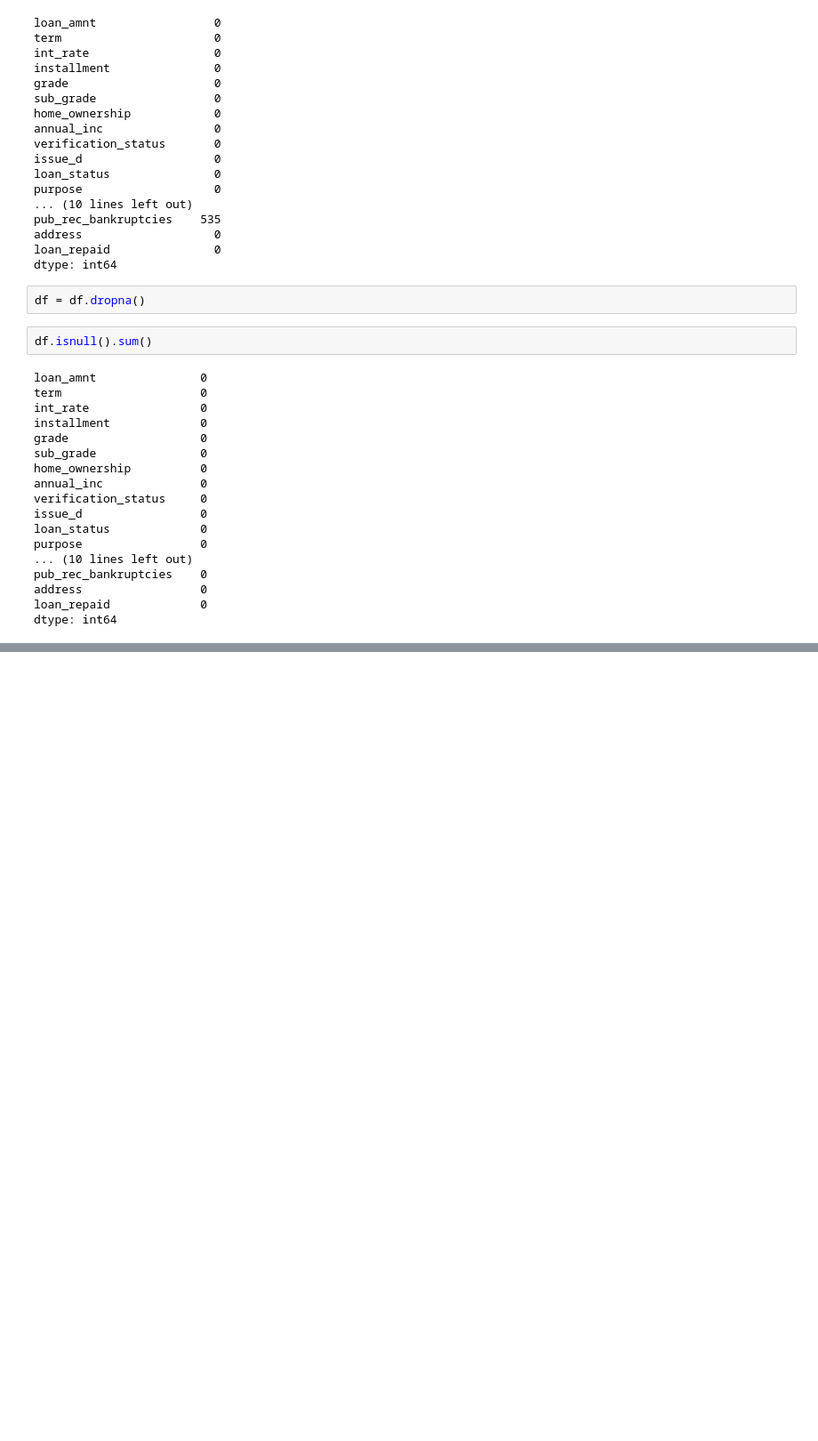
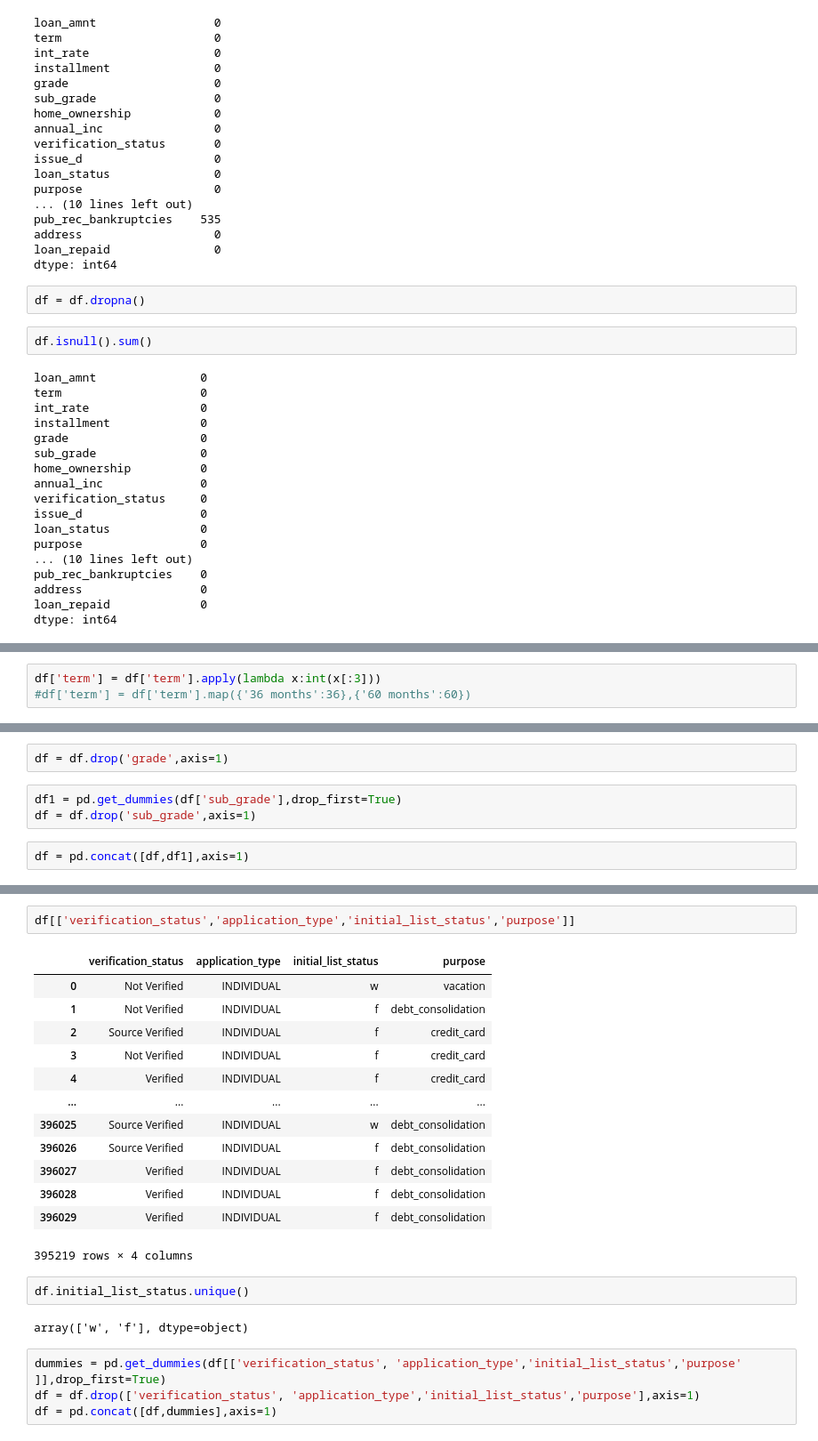
Before and after one commit to dagash007/LOAN-PAYMENT-PREDICTION, a Jupyter notebook: LOAN PAYMENT PREDICTION.ipynb, the cells around one changed output, grey strips where cells are left out. Shown at 89% size. Cells and saved outputs as stored; diff of their text form; blank space fills up the shorter version.

```diff
--- a/LOAN PAYMENT PREDICTION.ipynb
+++ b/LOAN PAYMENT PREDICTION.ipynb
@@ -381,0 +395,3 @@ dtype: int64
+# %%
+df['term'] = df['term'].apply(lambda x:int(x[:3]))
+#df['term'] = df['term'].map({'36 months':36},{'60 months':60})
@@ -381,0 +421,7 @@ dtype: int64
+# %%
+df = df.drop('grade',axis=1)
+# %%
+df1 = pd.get_dummies(df['sub_grade'],drop_first=True)
+df = df.drop('sub_grade',axis=1)
+# %%
+df = pd.concat([df,df1],axis=1)
@@ -381,0 +441,24 @@ dtype: int64
+# %%
+df[['verification_status','application_type','initial_list_status','purpose']]
+# %% [output]
+|  | verification_status | application_type | initial_list_status | purpose |
+| 0 | Not Verified | INDIVIDUAL | w | vacation |
+| 1 | Not Verified | INDIVIDUAL | f | debt_consolidation |
+| 2 | Source Verified | INDIVIDUAL | f | credit_card |
+| 3 | Not Verified | INDIVIDUAL | f | credit_card |
+| 4 | Verified | INDIVIDUAL | f | credit_card |
+| ... | ... | ... | ... | ... |
+| 396025 | Source Verified | INDIVIDUAL | w | debt_consolidation |
+| 396026 | Source Verified | INDIVIDUAL | f | debt_consolidation |
+| 396027 | Verified | INDIVIDUAL | f | debt_consolidation |
+| 396028 | Verified | INDIVIDUAL | f | debt_consolidation |
+| 396029 | Verified | INDIVIDUAL | f | debt_consolidation |
+395219 rows × 4 columns
+# %%
+df.initial_list_status.unique()
+# %% [output]
+array(['w', 'f'], dtype=object)
+# %%
+dummies = pd.get_dummies(df[['verification_status', 'application_type','initial_list_status','purpose' ]],drop_first=True)
+df = df.drop(['verification_status', 'application_type','initial_list_status','purpose'],axis=1)
+df = pd.concat([df,dummies],axis=1)
```
Also changed, not shown: parts of 14 cells of this notebook.
